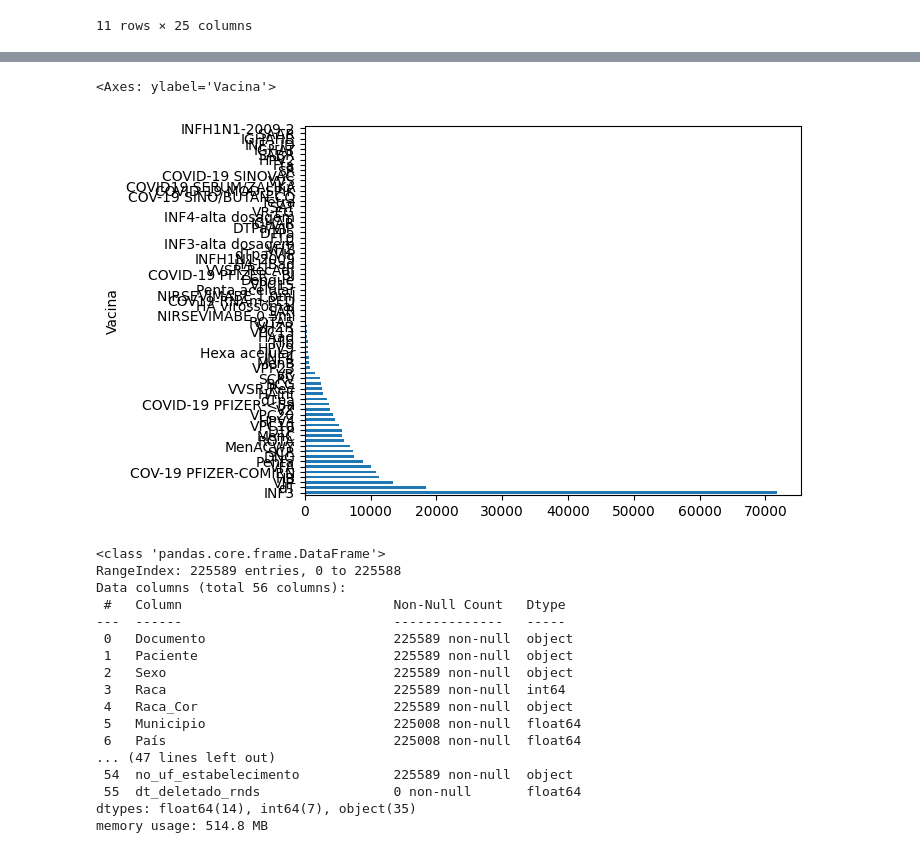
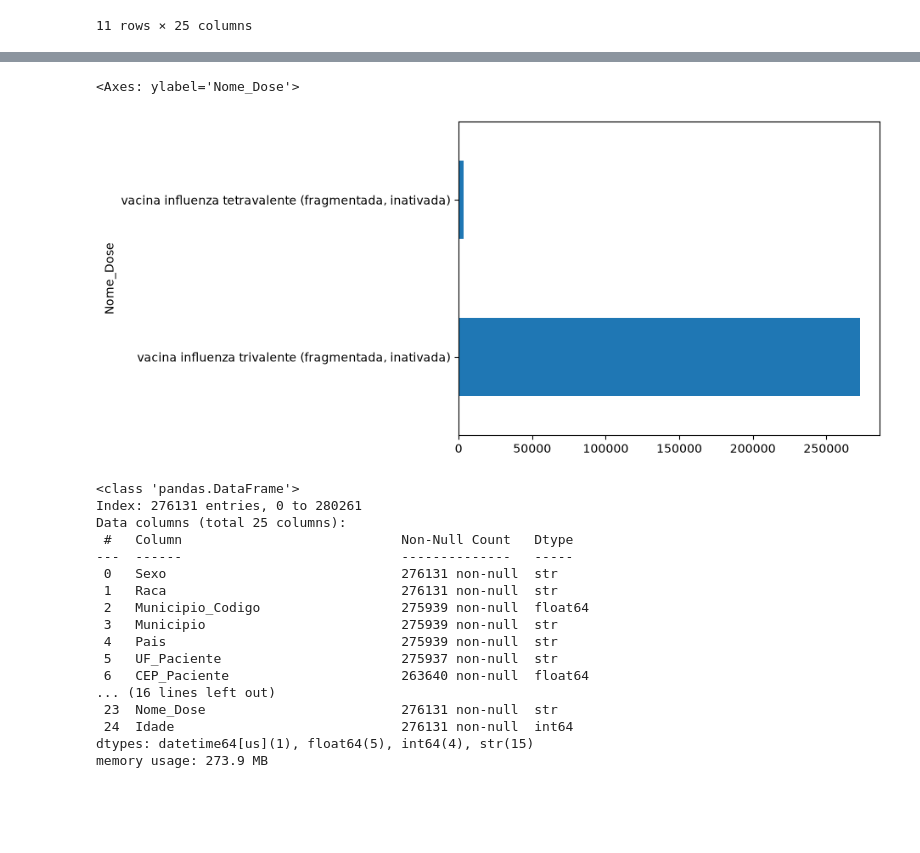
Before and after one commit to N1tr0Lucas/Trabalho-Big-Data-em-Python, a Jupyter notebook: Trabalho_BigDataPython.ipynb, the cells around one changed output, grey strips where cells are left out. Cells and saved outputs as stored; diff of their text form; code cells hidden in the pictures; blank space fills up the shorter version.

Commit message:
ajuste do codigo

```diff
--- a/Trabalho_BigDataPython.ipynb
+++ b/Trabalho_BigDataPython.ipynb
@@ -132,4 +129,0 @@ dt_deletado_rnds
-# %%
-df.columns = ['Documento', 'Paciente', 'Sexo', 'Raca', 'Raca_Cor', 'Municipio', 'País', 'No_Municipio', 'No_País', 'UF', 'CEP', 'Nacionalidade', 'Etnia', 'No_Etnia', 'co_cnes_estabelecimento', 'no_razao_social_estabelecimento', 'no_fantasia_estalecimento', 'co_municipio_estabelecimento', 'no_municipio_estabelecimento', 'sg_uf_estabelecimento', 'co_troca_documento', 'co_vacina', 'Vacina', 'Data_Vacina', 'co_dose_vacina', 'Tipo_Dose', 'co_local_aplicacao', 'ds_local_aplicacao', 'co_via_administracao', 'ds_via_administracao', 'co_lote_vacina', 'ds_vacina_fabricante', 'dt_entrada_rnds', 'co_sistema_origem', 'ds_sistema_origem', 'st_documento', 'co_estrategia_vacinacao', 'no_estrategia', 'co_origem_registro', 'ds_origem_registro', 'co_vacina_grupo_atendimento', 'no_grupo_atendimento', 'co_categoria', 'ds_categoria', 'co_vacina_fabricante', 'ds_nome', 'ds_condicao_maternal', 'co_tipo_estabelecimento', 'ds_tipo_estabelecimento', 'co_natureza_estabelecimento', 'ds_natureza_estabelecimento', 'Idade', 'co_condicao_maternal', 'no_uf_paciente', 'no_uf_estabelecimento', 'dt_deletado_rnds']
-
-df.head()
@@ -143,0 +130,4 @@ df.head()
+# %%
+df.columns = ["Sexo", "Raca", "Municipio_Codigo", "Municipio", "Pais", "UF_Paciente", "CEP_Paciente", "CNES_Estabelecimento", "Estabelecimento", "Codigo_Municipio_Estabelecimento", "Nome_Municipio_Estabelecimento", "UF_Estabelecimento", "Troca_Documento", "Sigla_Imunobiologico", "Data_Vacina", "Codigo_Vacina", "Tipo_Dose", "Fabricante_Vacina", "Codigo_Grupo_Atendimento", "Nome_Grupo_Atendimento", "Codigo_Categoria", "DS_Categoria", "Codigo_Fabricante", "Nome_Dose", "Idade",]
+
+df.head()
@@ -194,25 +168,25 @@ dtype: int64
 # %%
-df['Vacina'].value_counts().plot(kind='barh')
+df["Nome_Dose"].value_counts().plot(kind='barh')
 # %% [output]
-<Axes: ylabel='Vacina'>
+<Axes: ylabel='Nome_Dose'>
-[figure, old version]
+[figure, new version]
 # %%
 df.info(memory_usage="deep")
 # %% [output]
-<class 'pandas.core.frame.DataFrame'>
-RangeIndex: 225589 entries, 0 to 225588
-Data columns (total 56 columns):
- #   Column                           Non-Null Count   Dtype
----  ------                           --------------   -----
- 0   Documento                        225589 non-null  object
- 1   Paciente                         225589 non-null  object
- 2   Sexo                             225589 non-null  object
- 3   Raca                             225589 non-null  int64
- 4   Raca_Cor                         225589 non-null  object
- 5   Municipio                        225008 non-null  float64
- 6   País                             225008 non-null  float64
-... (47 lines left out)
- 54  no_uf_estabelecimento            225589 non-null  object
- 55  dt_deletado_rnds                 0 non-null       float64
-dtypes: float64(14), int64(7), object(35)
-memory usage: 514.8 MB
+<class 'pandas.DataFrame'>
+Index: 276131 entries, 0 to 280261
+Data columns (total 25 columns):
+ #   Column                            Non-Null Count   Dtype
+---  ------                            --------------   -----
+ 0   Sexo                              276131 non-null  str
+ 1   Raca                              276131 non-null  str
+ 2   Municipio_Codigo                  275939 non-null  float64
+ 3   Municipio                         275939 non-null  str
+ 4   Pais                              275939 non-null  str
+ 5   UF_Paciente                       275937 non-null  str
+ 6   CEP_Paciente                      263640 non-null  float64
+... (16 lines left out)
+ 23  Nome_Dose                         276131 non-null  str
+ 24  Idade                             276131 non-null  int64
+dtypes: datetime64[us](1), float64(5), int64(4), str(15)
+memory usage: 273.9 MB
```
Also changed, not shown: parts of 9 cells of this notebook.
